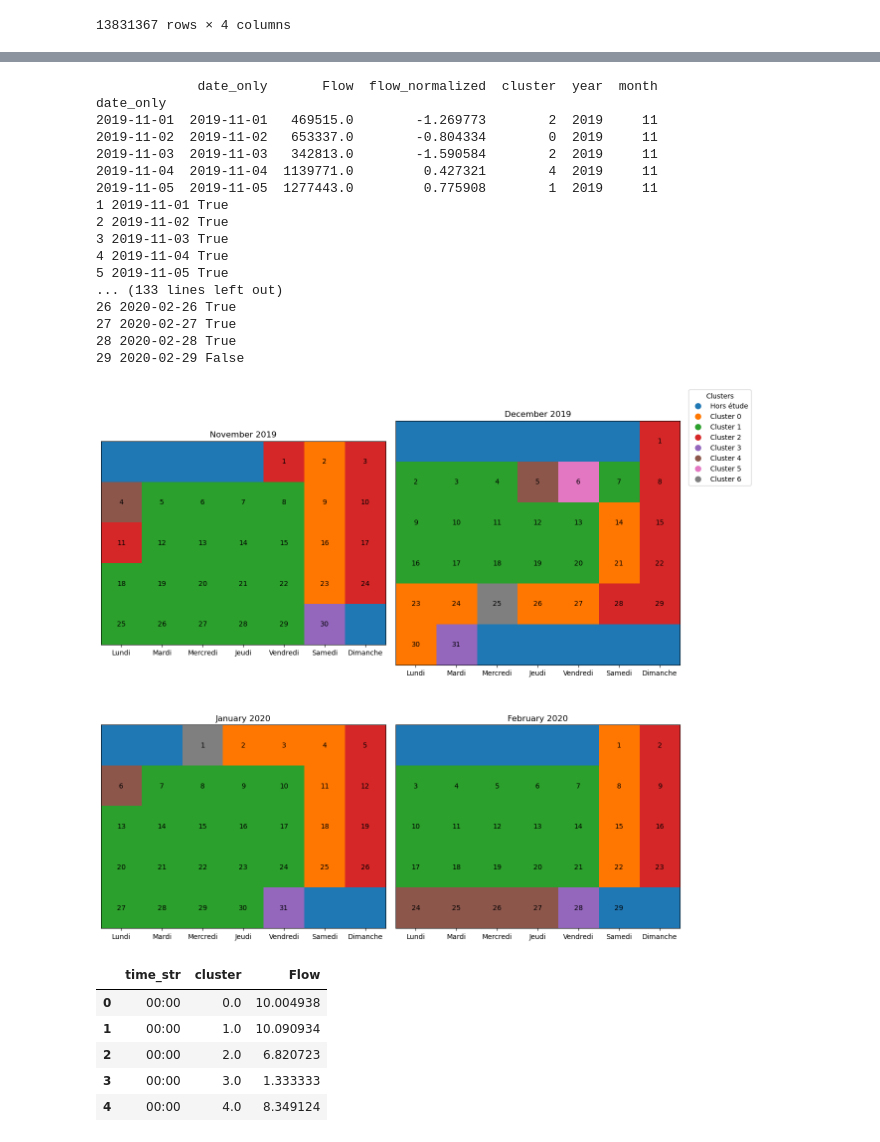
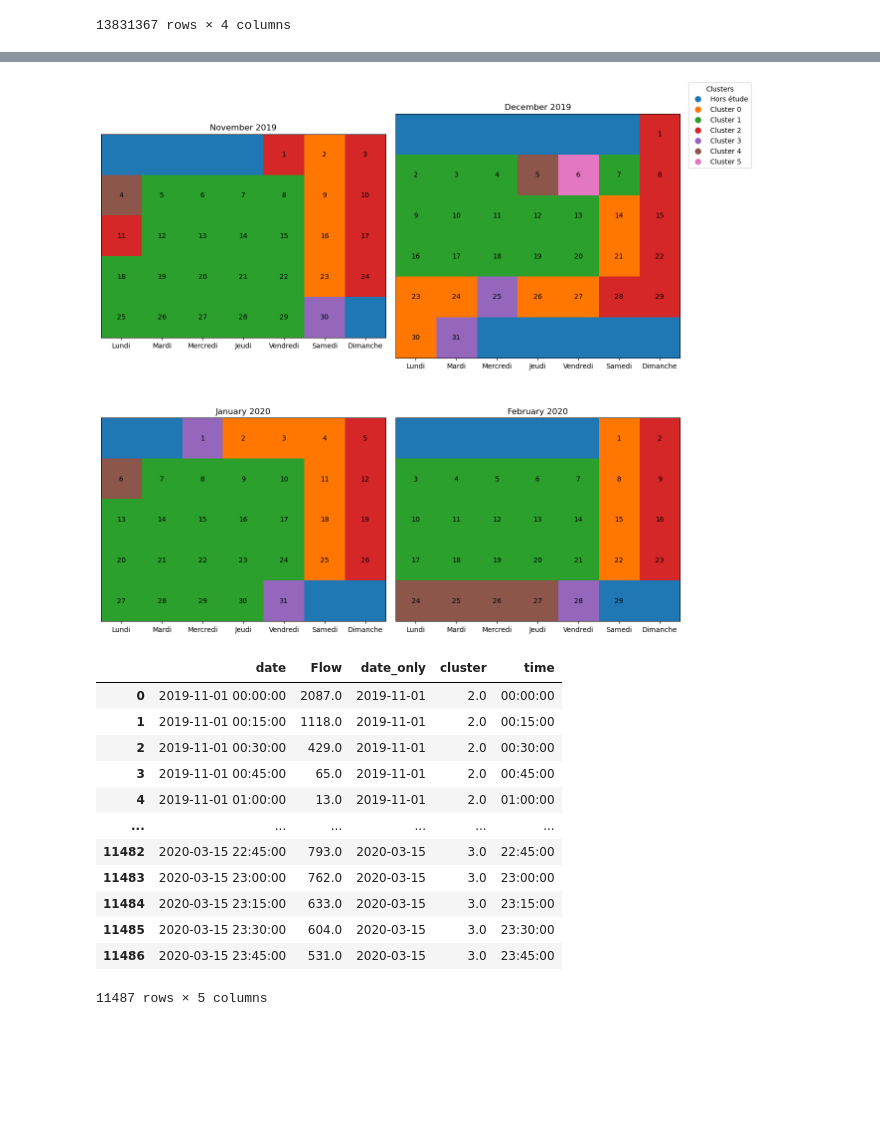
Before and after one commit to arnaudromain2003-lang/DSPAP-Project-2025-ARNAUD-DELPLANQUE-GASTARD, a Jupyter notebook: notebooks/Final_notebook.ipynb, the cells around one changed output, grey strips where cells are left out. Saved outputs shown, nothing was run; the diff lists cells and outputs as text; code cells hidden in the pictures; blank space fills up the shorter version.

```diff
--- a/notebooks/Final_notebook.ipynb
+++ b/notebooks/Final_notebook.ipynb
@@ -250,6 +273,6 @@ clustering.plot_cluster(df_cluster, cmap=clustering.colors[1:])
 # %%
 
 date_debut_covid = filters.COVID_START_DATE
-df_cluster = clustering.cluster_kmeans_days(df_global, n_clusters=7, date_limit=date_debut_covid)
+df_cluster = clustering.cluster_kmeans_days(df_global, n_clusters=6, date_limit=date_debut_covid)
 clustering.plot_cluster(df_cluster, cmap=clustering.colors[1:])
 # %% [output]
@@ -289,33 +328,23 @@ df_global
 # %%
 clustering.plot_cluster_calendars_as_subplots(df_cluster, start_year=2019, start_month=11, end_year=2020, end_month=2, cluster_colors=clustering.colors)
 # %% [output]
-             date_only       Flow  flow_normalized  cluster  year  month
-date_only
-2019-11-01  2019-11-01   469515.0        -1.269773        2  2019     11
-2019-11-02  2019-11-02   653337.0        -0.804334        0  2019     11
-2019-11-03  2019-11-03   342813.0        -1.590584        2  2019     11
-2019-11-04  2019-11-04  1139771.0         0.427321        4  2019     11
-2019-11-05  2019-11-05  1277443.0         0.775908        1  2019     11
-1 2019-11-01 True
-2 2019-11-02 True
-3 2019-11-03 True
-4 2019-11-04 True
-5 2019-11-05 True
-... (133 lines left out)
-26 2020-02-26 True
-27 2020-02-27 True
-28 2020-02-28 True
-29 2020-02-29 False
-[figure, old version]
+[figure, new version]
 # %%
 # Création de journées types par cluster
 
 df_clustered_days = clustering.create_typical_days_per_cluster(df_global, df_cluster, cluster_col='cluster')
-df_clustered_days.head()
+df_clustered_days
 # %% [output]
-|  | time_str | cluster | Flow |
-| 0 | 00:00 | 0.0 | 10.004938 |
-| 1 | 00:00 | 1.0 | 10.090934 |
-| 2 | 00:00 | 2.0 | 6.820723 |
-| 3 | 00:00 | 3.0 | 1.333333 |
-| 4 | 00:00 | 4.0 | 8.349124 |
+|  | date | Flow | date_only | cluster | time |
+| 0 | 2019-11-01 00:00:00 | 2087.0 | 2019-11-01 | 2.0 | 00:00:00 |
+| 1 | 2019-11-01 00:15:00 | 1118.0 | 2019-11-01 | 2.0 | 00:15:00 |
+| 2 | 2019-11-01 00:30:00 | 429.0 | 2019-11-01 | 2.0 | 00:30:00 |
+| 3 | 2019-11-01 00:45:00 | 65.0 | 2019-11-01 | 2.0 | 00:45:00 |
+| 4 | 2019-11-01 01:00:00 | 13.0 | 2019-11-01 | 2.0 | 01:00:00 |
+| ... | ... | ... | ... | ... | ... |
+| 11482 | 2020-03-15 22:45:00 | 793.0 | 2020-03-15 | 3.0 | 22:45:00 |
+| 11483 | 2020-03-15 23:00:00 | 762.0 | 2020-03-15 | 3.0 | 23:00:00 |
+| 11484 | 2020-03-15 23:15:00 | 633.0 | 2020-03-15 | 3.0 | 23:15:00 |
+| 11485 | 2020-03-15 23:30:00 | 604.0 | 2020-03-15 | 3.0 | 23:30:00 |
+| 11486 | 2020-03-15 23:45:00 | 531.0 | 2020-03-15 | 3.0 | 23:45:00 |
+11487 rows × 5 columns
```
Also changed, not shown: parts of 13 cells of this notebook.
